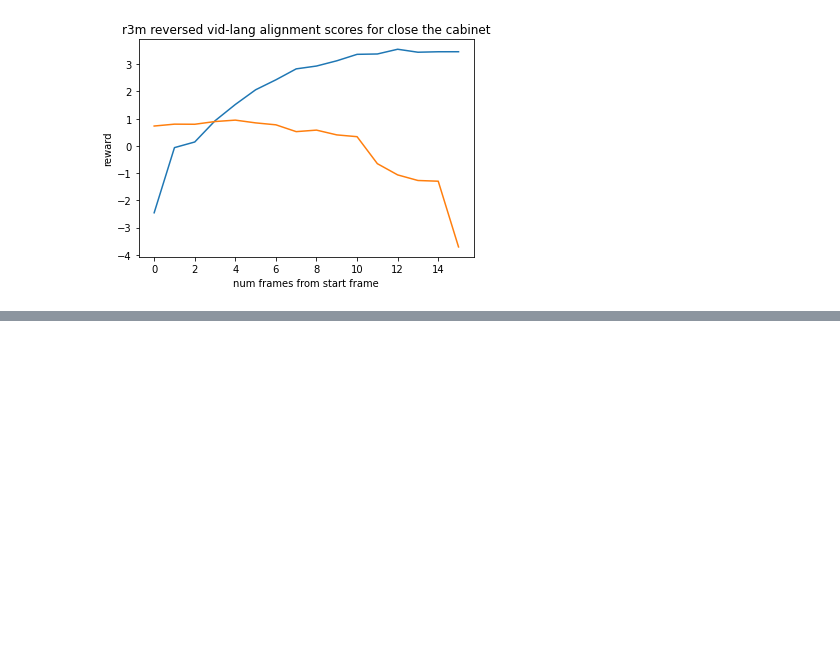
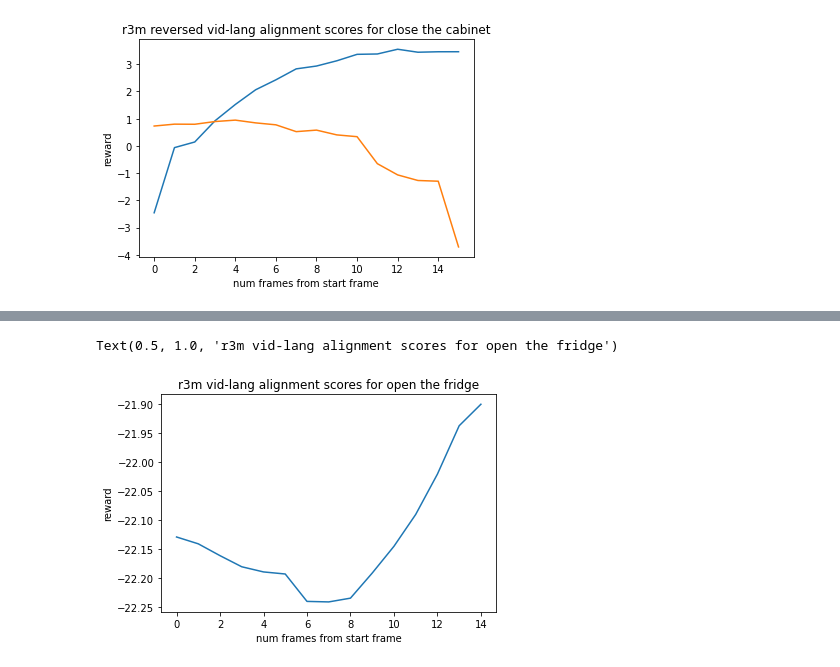
Before and after one commit to ademiadeniji/r3m, a Jupyter notebook: r3m.ipynb, the cells around one changed output, grey strips where cells are left out. Cells and saved outputs as stored; diff of their text form; code cells hidden in the pictures; blank space fills up the shorter version.

```diff
--- a/r3m.ipynb
+++ b/r3m.ipynb
@@ -209,0 +244,16 @@ plt.plot(rewards)
+# %%
+start = close_fridge[-1].unsqueeze(0)
+start = r3m(start)
+lang = np.array(["open the fridge"])
+rewards = []
+for i in range(15):
+    end = close_fridge[80+i].unsqueeze(0)
+    end = r3m(end)
+    rewards.append(r3m.module.get_reward(start, end, lang)[0].cpu().detach())
+plt.plot(rewards)
+plt.xlabel("num frames from start frame")
+plt.ylabel("reward")
+plt.title("r3m vid-lang alignment scores for " + lang[0])
+# %% [output]
+Text(0.5, 1.0, 'r3m vid-lang alignment scores for open the fridge')
+[figure, added]
```
Also changed, not shown: parts of 6 cells of this notebook, 2 other files.
